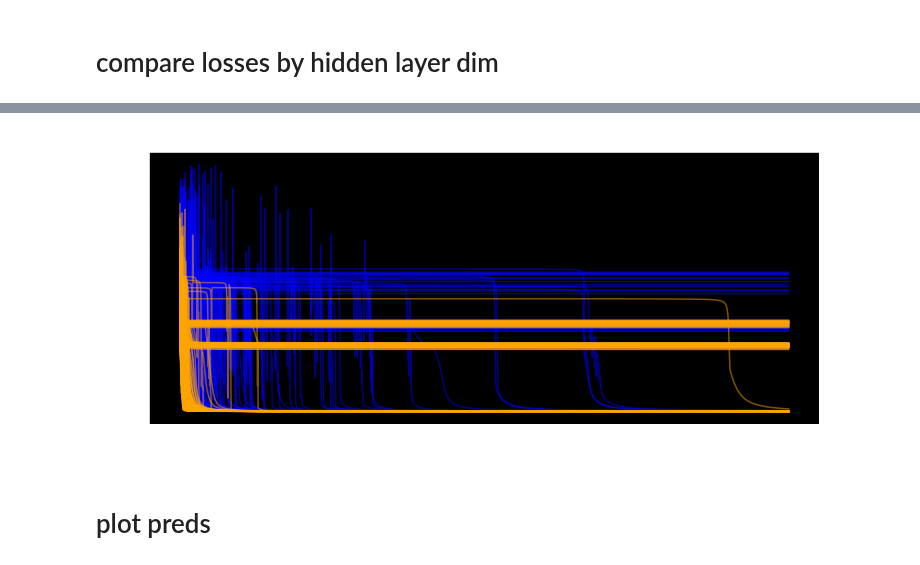
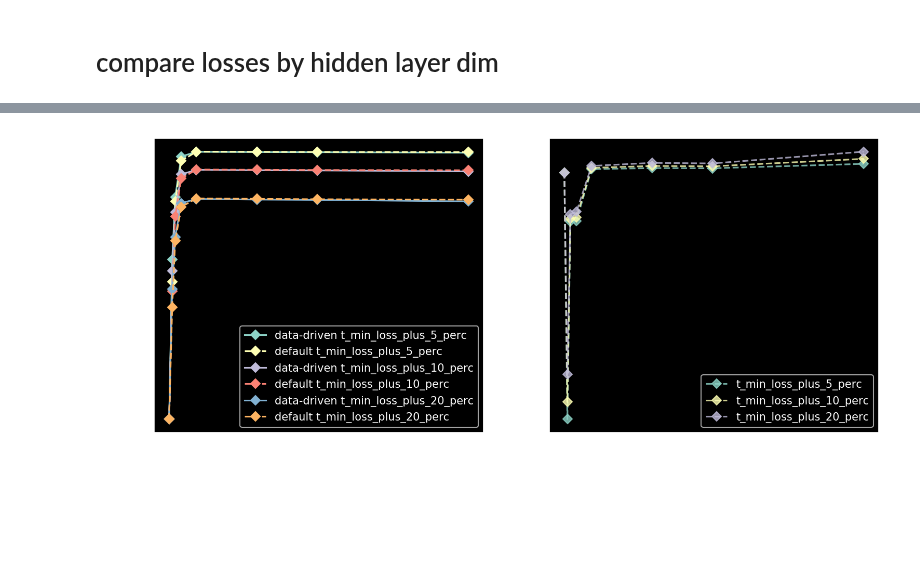
Before and after one commit to csinva/dnn-experiments, a Jupyter notebook: eda/analyze_sweeps_chandan.ipynb, the cells around one changed output, grey strips where cells are left out. Cells and saved outputs as stored; diff of their text form; code cells hidden in the pictures; blank space fills up the shorter version.

```diff
--- a/eda/analyze_sweeps_chandan.ipynb
+++ b/eda/analyze_sweeps_chandan.ipynb
@@ -87,19 +100,41 @@ plt.show()
+# %%
+# plot mean time to convergence
+plt.figure(figsize=(12, 5), dpi=150)
+for converge_def in ['t_min_loss_plus_5_perc', 't_min_loss_plus_10_perc', 't_min_loss_plus_20_perc']:
+    t_converge_default = results[results['init']=='default'][[converge_def, 'hidden1']].groupby(['hidden1']).mean().reset_index()
+    t_converge_data = results[results['init']=='data-driven'][[converge_def, 'min_loss', 'hidden1']].groupby(['hidden1']).mean().reset_index()
+    plt.subplot(121)
+    lmplot('hidden1', converge_def, t_converge_data, style='-D', label='data-driven ' + converge_def)
+    lmplot('hidden1', converge_def, t_converge_default, style='--D', label='default ' + converge_def)
+
+    plt.subplot(122)
+    plt.plot(t_converge_default['hidden1'],
+             t_converge_default[converge_def] - t_converge_data[converge_def],
+            '--D', label=converge_def, alpha=0.8) #, style, alpha=alpha, label=label)
+    plt.xlabel('hidden1')
+    plt.ylabel('diff')
+
+    plt.legend(loc='best')
+
+plt.ylabel('average time to convergence')
+plt.xlabel('Num Hidden Units')
+plt.show()
+# %% [output]
+[figure, added]
 # %%
+# plot all losses
 plt.figure(figsize=(12, 5))
-r_df = results[results.init == 'default']
-r_data = results[results.init == 'data-driven']
-subsample = 1
-loss_curves_default = np.array([np.array(x) for x in r_df.values if np.random.rand() < subsample]) # filter by some amount
-loss_curves_data = np.array([np.array(x) for x in r_data['losses'].values if np.random.rand() < subsample]) # filter by some amount
-plt.plot(loss_curves.T, alpha=0.5, color='blue', label='default')
+r_df = results[results.init == 'default']['losses']
+r_data = results[results.init == 'data-driven']['losses']
+subsample = 0.1
+loss_curves_default = np.array([np.array(x) for x in r_df.values if np.random.rand() < subsample])
+loss_curves_data = np.array([np.array(x) for x in r_data.values if np.random.rand() < subsample])
+
+plt.plot(loss_curves_default.T, alpha=0.5, color='blue', label='default')
 plt.plot(loss_curves_data.T, alpha=0.5, color='orange', label='data_driven')
 plt.xlabel('epochs')
 plt.ylabel('loss')
-plt.title('All losses')
+plt.title('All losses (blue is default)')
 # plt.legend()
 
 plt.show()
-# %% [output]
-[figure, removed]
-# %% [markdown]
-# plot preds
```
Also changed, not shown: parts of 15 cells of this notebook, 1 other file.
